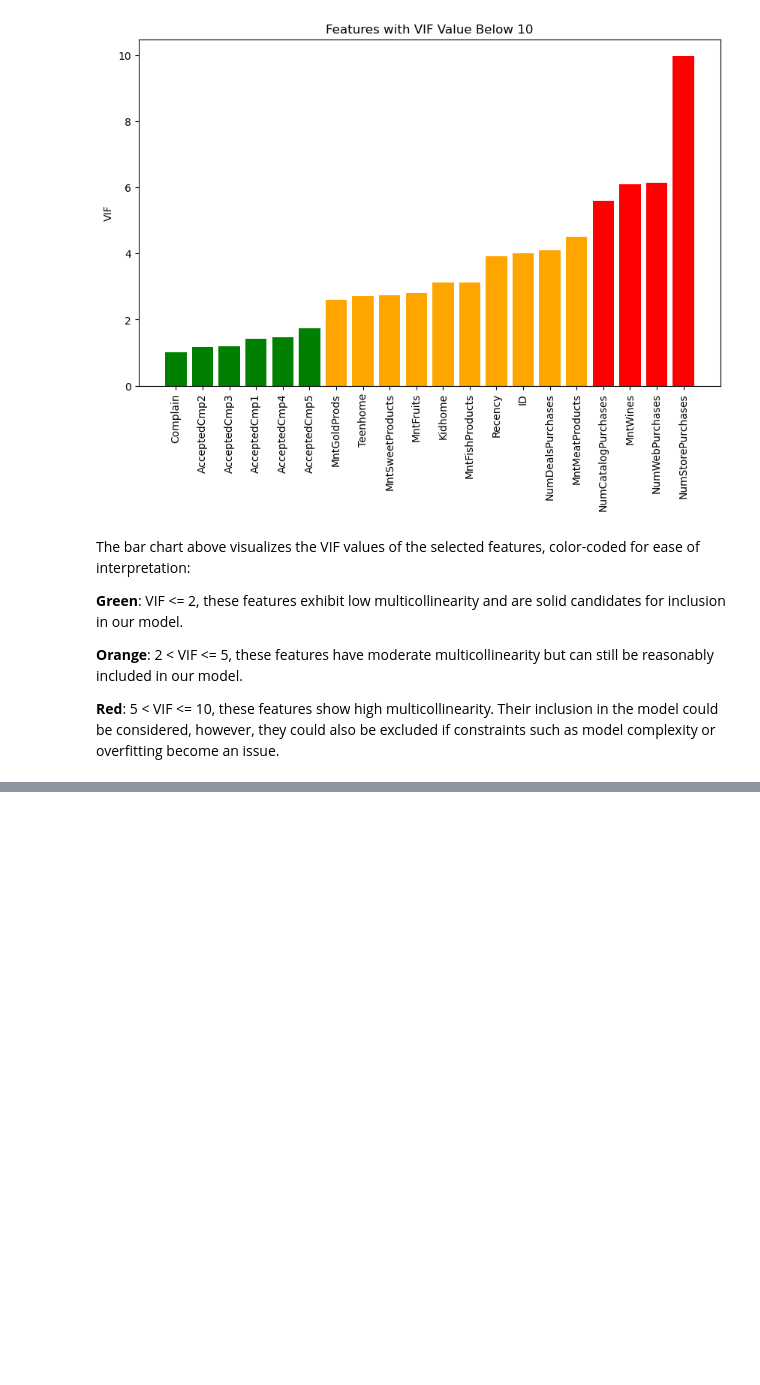
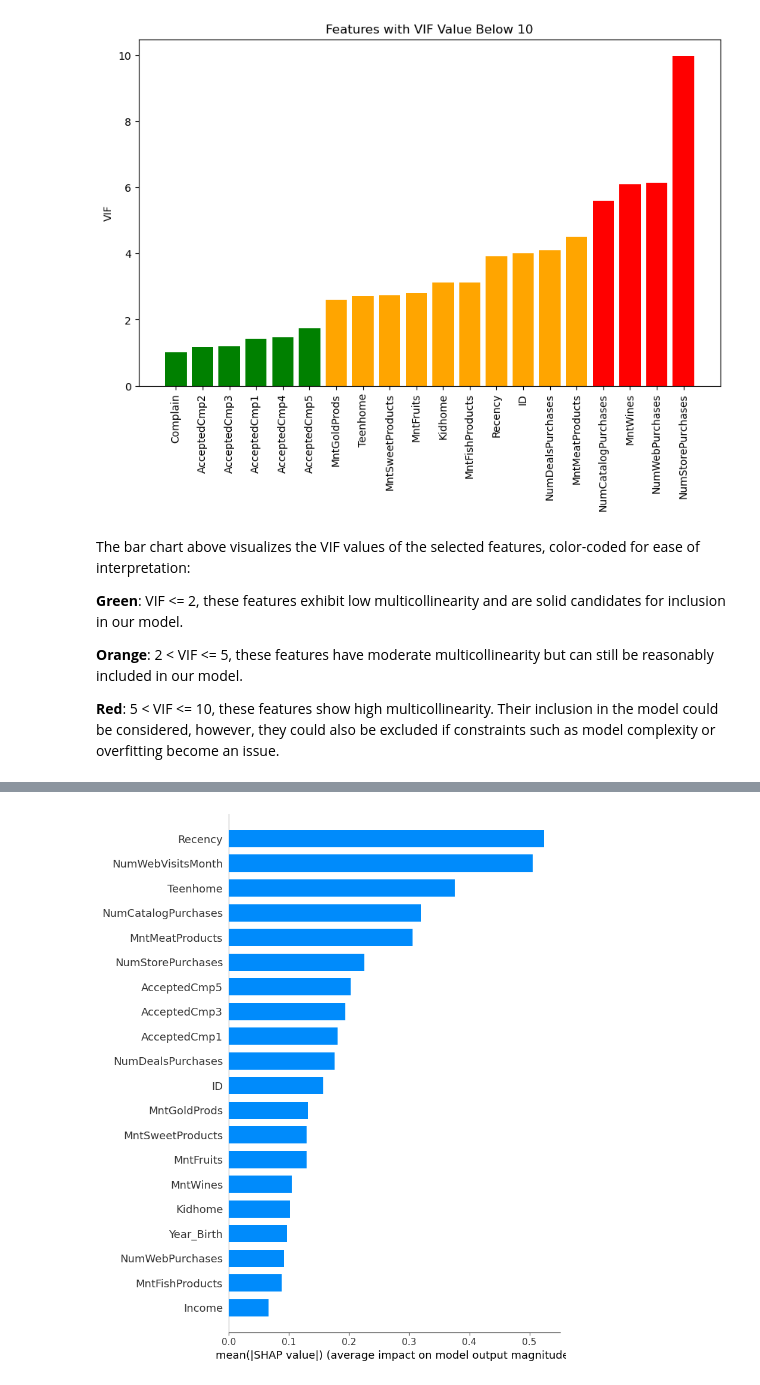
Before and after one commit to CSergiy/DS_Demo, a Jupyter notebook: Stuff.ipynb, the cells around one changed output, grey strips where cells are left out. Drawn from its saved outputs; the diff is of its cells as text; code cells hidden in the pictures; blank space fills up the shorter version.

```diff
--- a/Stuff.ipynb
+++ b/Stuff.ipynb
@@ -508,0 +592,13 @@ plot_confusion_matrix(model_vif, X_test_vif, y_test_vif)
+# %%
+import shap
+
+# Assuming 'model' is your trained XGBoost model and 'X_train' is your training dataset
+
+# Calculate SHAP values
+explainer = shap.TreeExplainer(model)
+shap_values = explainer.shap_values(X_train)
+
+# Summary plot of SHAP values for each feature
+shap.summary_plot(shap_values, X_train, plot_type="bar")
+# %% [output]
+[figure, added]
```
Also changed, not shown: parts of 27 cells of this notebook.
